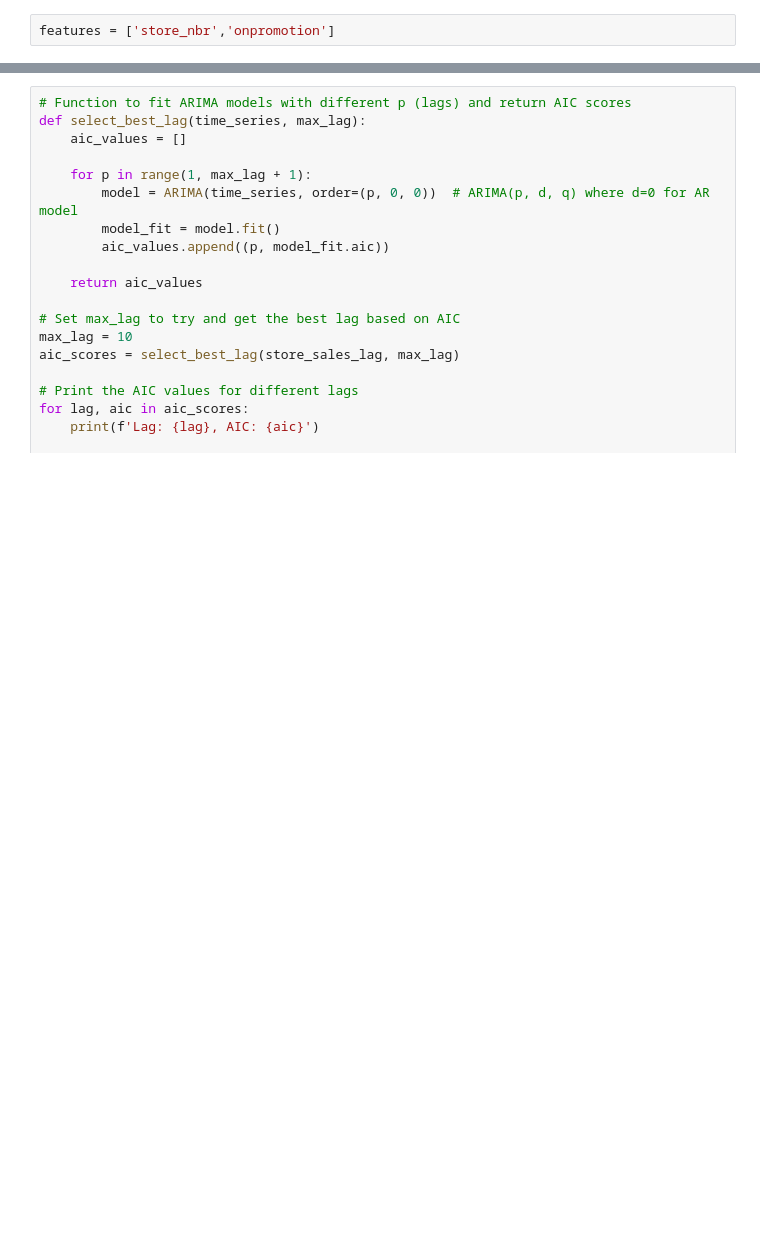
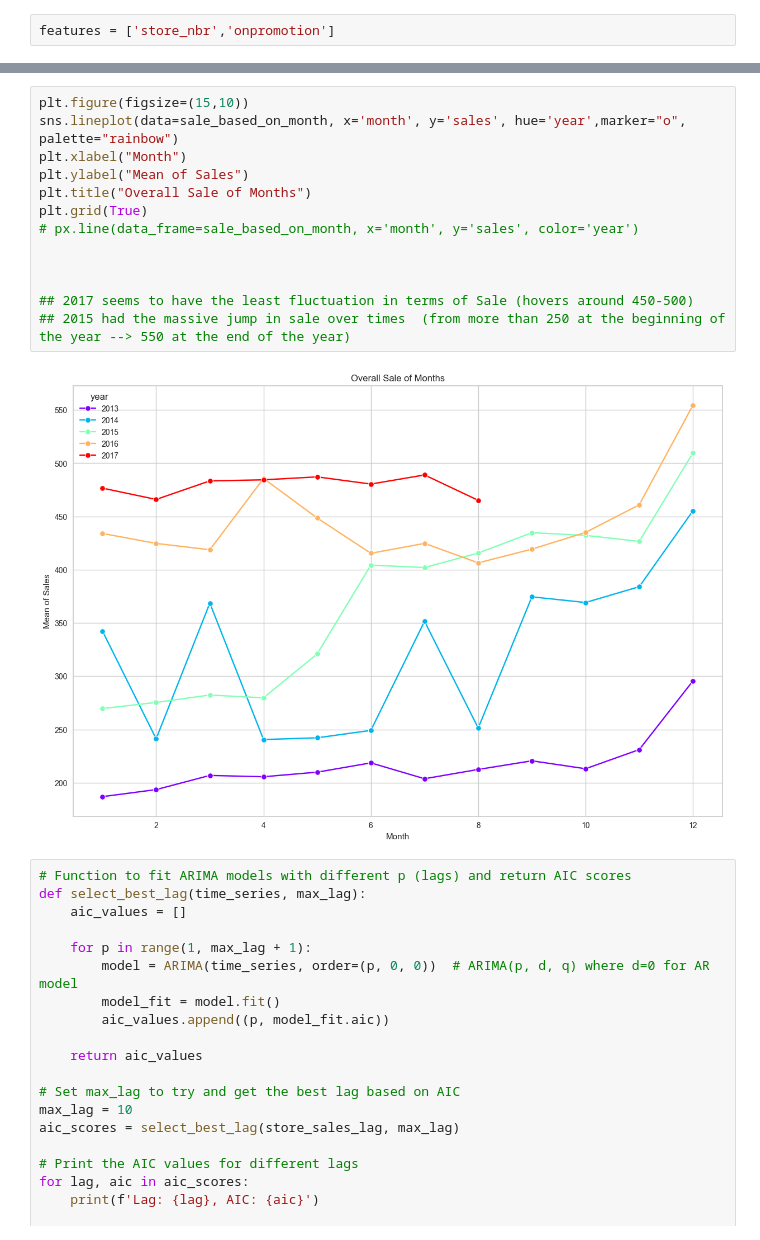
Before and after one commit to lognguyen/kaggle-store-prediction, a Jupyter notebook: storePrediction.ipynb, the cells around one changed output, grey strips where cells are left out. Saved outputs shown, nothing was run; the diff lists cells and outputs as text; blank space fills up the shorter version.

```diff
--- a/storePrediction.ipynb
+++ b/storePrediction.ipynb
@@ -193,3 +255,18 @@ plt.show()
+# %%
+plt.figure(figsize=(15,10))
+sns.lineplot(data=sale_based_on_month, x='month', y='sales', hue='year',marker="o", palette="rainbow")
+plt.xlabel("Month")
+plt.ylabel("Mean of Sales")
+plt.title("Overall Sale of Months")
+plt.grid(True)
+# px.line(data_frame=sale_based_on_month, x='month', y='sales', color='year')
+
+
+
+## 2017 seems to have the least fluctuation in terms of Sale (hovers around 450-500)
+## 2015 had the massive jump in sale over times  (from more than 250 at the beginning of the year --> 550 at the end of the year)
+# %% [output]
+[figure, added]
 # %%
 # Function to fit ARIMA models with different p (lags) and return AIC scores
 def select_best_lag(time_series, max_lag):
```
Also changed, not shown: parts of 42 cells of this notebook, 1 other file.
